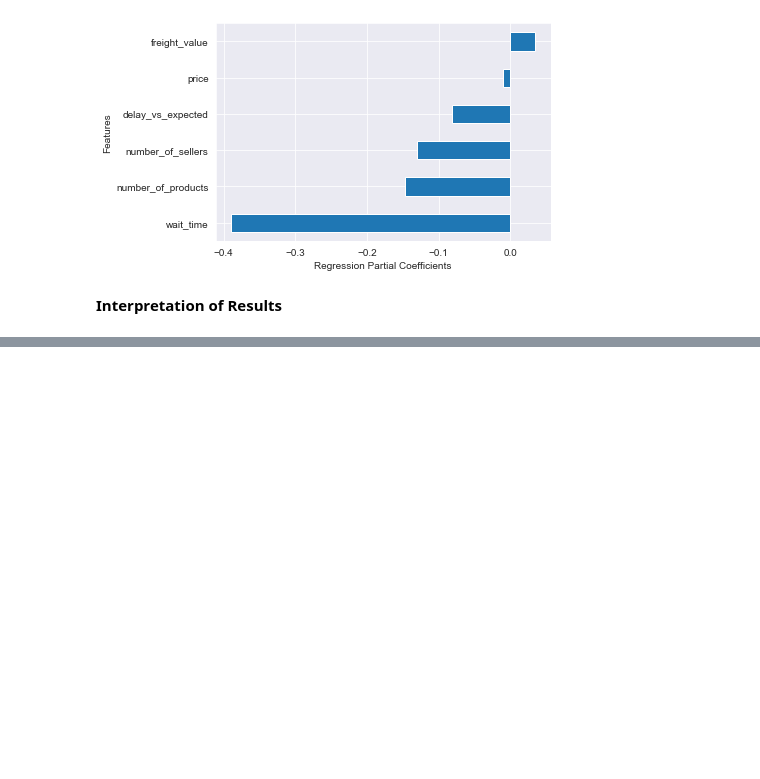
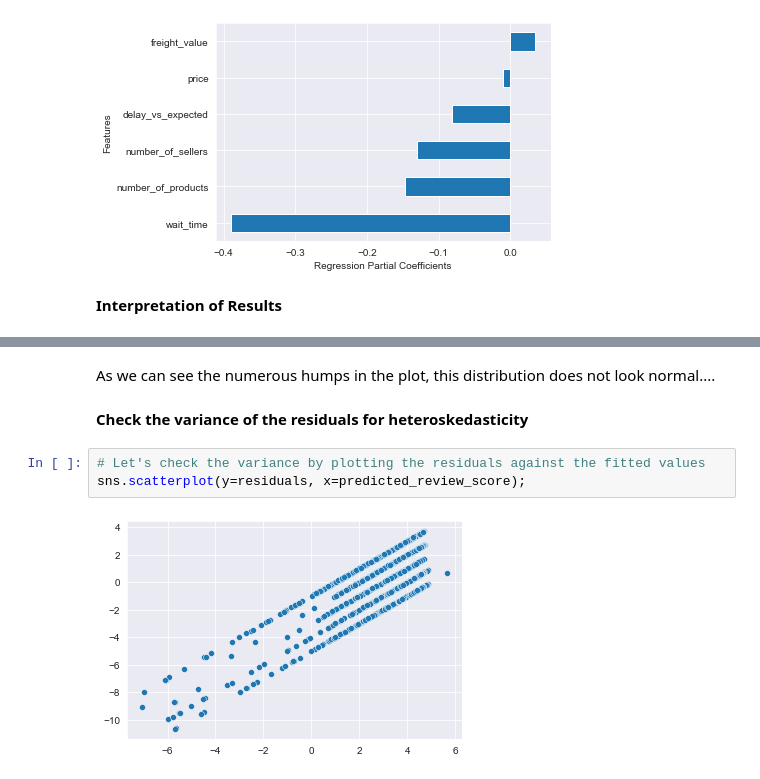
Before and after one commit to phlln/olist-analysis, a Jupyter notebook: notebooks/Orders Analysis.ipynb, the cells around one changed output, grey strips where cells are left out. Drawn from its saved outputs; the diff is of its cells as text; blank space fills up the shorter version.

```diff
--- a/notebooks/Orders Analysis.ipynb
+++ b/notebooks/Orders Analysis.ipynb
@@ -673,0 +708,9 @@ Additionally, with this model, we can see that an increase in `number_of_sellers
+# %% [markdown]
+As we can see the numerous humps in the plot, this distribution does not look normal....
+# %% [markdown]
+**Check the variance of the residuals for heteroskedasticity**
+# %%
+# Let's check the variance by plotting the residuals against the fitted values
+sns.scatterplot(y=residuals, x=predicted_review_score);
+# %% [output]
+[figure, added]
```
Also changed, not shown: parts of 11 cells of this notebook.
